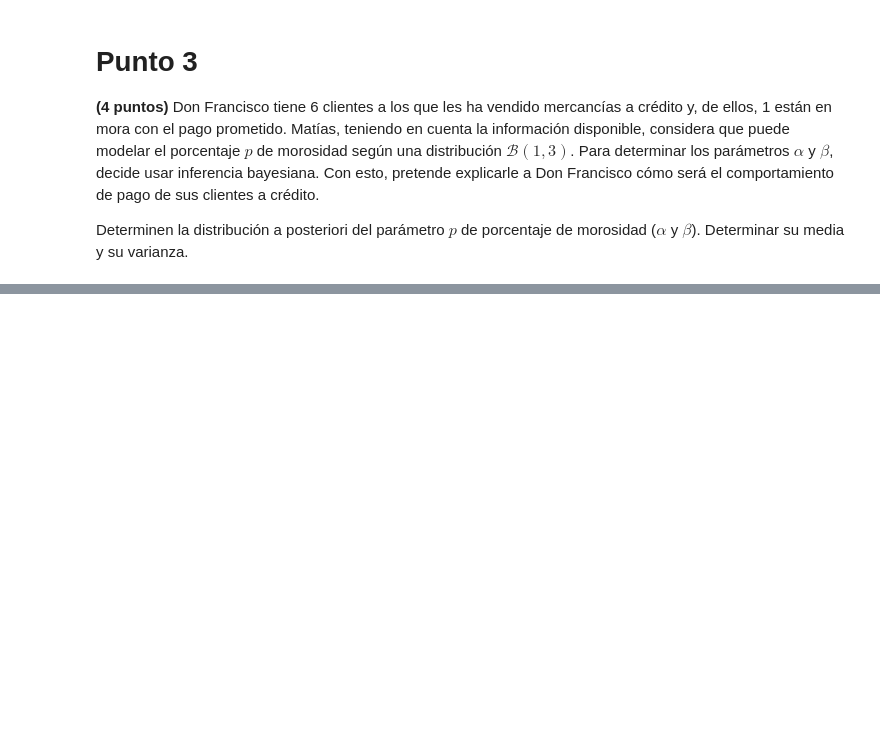
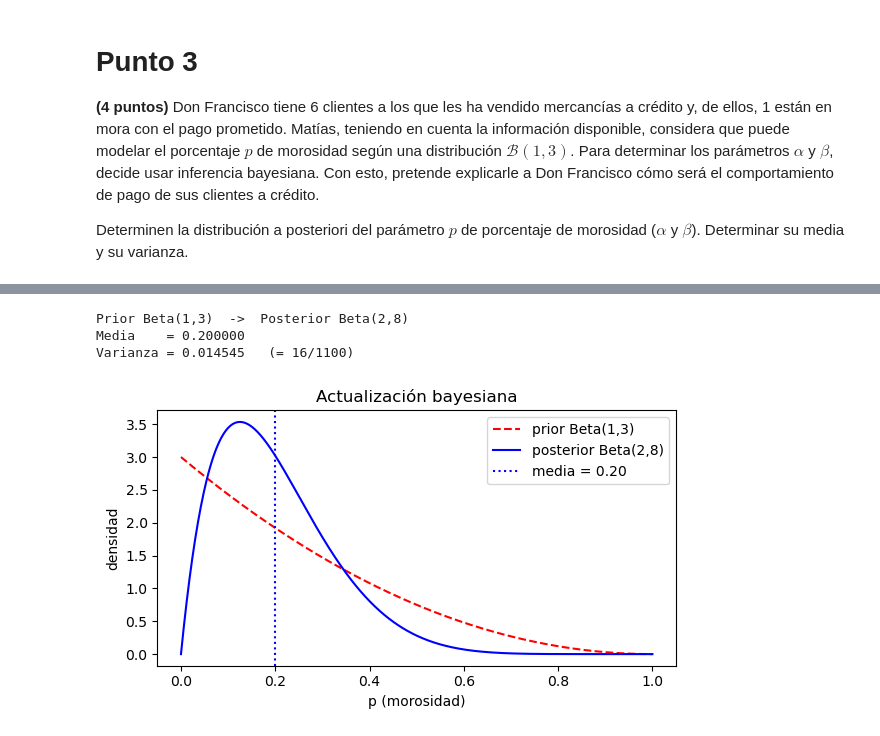
Before and after one commit to rodrigoenzohernandez/CEIA_peia, a Jupyter notebook: trabajos_practicos/TP_2.ipynb, the cells around one changed output, grey strips where cells are left out. Cells and saved outputs as stored; diff of their text form; code cells hidden in the pictures; blank space fills up the shorter version.

```diff
--- a/trabajos_practicos/TP_2.ipynb
+++ b/trabajos_practicos/TP_2.ipynb
@@ -49,0 +420,36 @@ Determinen la distribución a posteriori del parámetro $p$ de porcentaje de mor
+# %%
+# Comprobación del Punto 3
+#
+# Actualización conjugada Beta-Binomial. scipy.stats.beta da media y varianza directo.
+
+import numpy as np
+import matplotlib.pyplot as plt
+from scipy.stats import beta
+
+# Datos y prior
+n_clientes, morosos = 6, 1
+alpha_prior, beta_prior = 1, 3
+
+# Posterior conjugada: alpha + éxitos (morosos), beta + fracasos (no morosos)
+alpha_post = alpha_prior + morosos
+beta_post  = beta_prior + (n_clientes - morosos)
+print(f"Prior Beta({alpha_prior},{beta_prior})  ->  Posterior Beta({alpha_post},{beta_post})")
+
+# Media y varianza
+media, var = beta.stats(alpha_post, beta_post, moments="mv")
+print(f"Media    = {float(media):.6f}")
+print(f"Varianza = {float(var):.6f}   (= 16/1100)")
+
+# Gráfico: prior vs posterior
+x = np.linspace(0, 1, 500)
+plt.figure(figsize=(6, 3.5))
+plt.plot(x, beta.pdf(x, alpha_prior, beta_prior), "r--", label=f"prior Beta({alpha_prior},{beta_prior})")
+plt.plot(x, beta.pdf(x, alpha_post, beta_post), "b-", label=f"posterior Beta({alpha_post},{beta_post})")
+plt.axvline(float(media), color="blue", ls=":", label=f"media = {float(media):.2f}")
+plt.xlabel("p (morosidad)"); plt.ylabel("densidad")
+plt.title("Actualización bayesiana"); plt.legend(); plt.tight_layout(); plt.show()
+# %% [output]
+Prior Beta(1,3)  ->  Posterior Beta(2,8)
+Media    = 0.200000
+Varianza = 0.014545   (= 16/1100)
+[figure, added]
```
Also changed, not shown: parts of 8 cells of this notebook.
